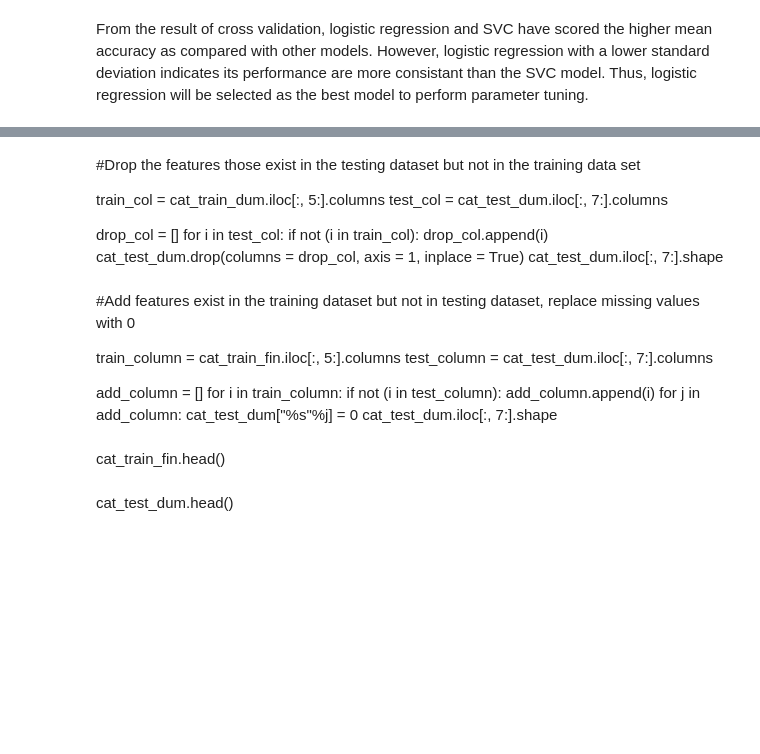
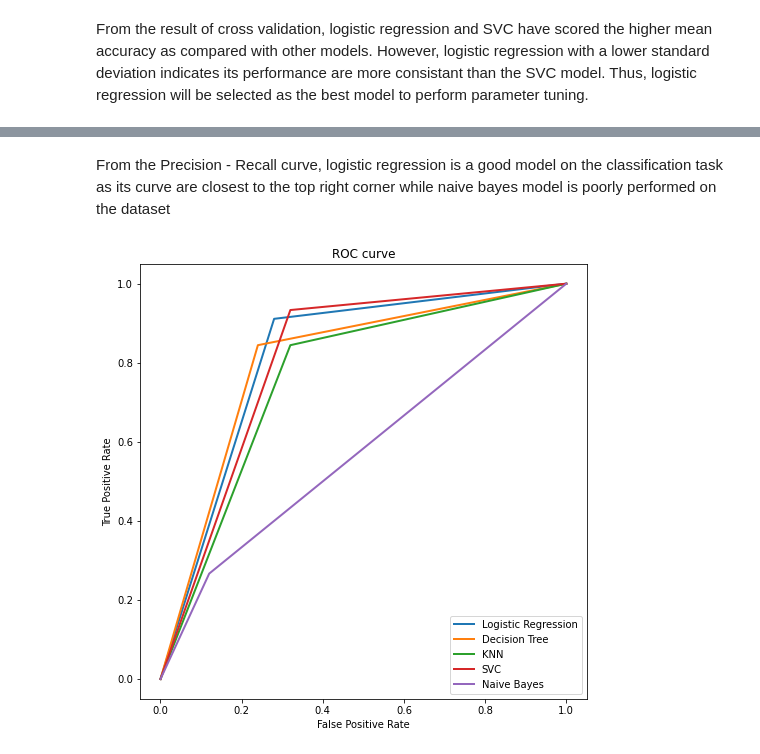
Before and after one commit to chiakl/spacex, a Jupyter notebook: spacex.ipynb, the cells around one changed output, grey strips where cells are left out. Cells and saved outputs as stored; diff of their text form; code cells hidden in the pictures; blank space fills up the shorter version.

```diff
--- a/spacex.ipynb
+++ b/spacex.ipynb
@@ -883,29 +858,17 @@ Besides, there is no conclusive evidence that others feature combinations are de
-# %% [markdown]
-#Drop the features those exist in the testing dataset but not in the training data set
-
-train_col = cat_train_dum.iloc[:, 5:].columns
-test_col = cat_test_dum.iloc[:, 7:].columns
-
-drop_col = []
-for i in test_col:
-    if not (i in train_col):
-        drop_col.append(i)
-cat_test_dum.drop(columns = drop_col, axis = 1, inplace = True)
-cat_test_dum.iloc[:, 7:].shape
-# %% [markdown]
-#Add features exist in the training dataset but not in testing dataset, replace missing values with 0
-
-train_column = cat_train_fin.iloc[:, 5:].columns
-test_column = cat_test_dum.iloc[:, 7:].columns
-
-add_column = []
-for i in train_column:
-    if not (i in test_column):
-        add_column.append(i)
-for j in add_column:
-    cat_test_dum["%s"%j] = 0
-cat_test_dum.iloc[:, 7:].shape
-# %% [markdown]
-cat_train_fin.head()
-# %% [markdown]
-cat_test_dum.head()
+# %% [markdown]
+From the Precision - Recall curve, logistic regression is a good model on the classification task as its curve are closest to the top right corner while naive bayes model is poorly performed on the dataset
+# %%
+fig, ax = plt.subplots(figsize=(8,8))
+
+for i, model in enumerate([model1,model2,model3,model4,model5]):
+    y_pred = cross_val_predict(model, X_train, y_train, cv=5)
+    fpr, tpr, threshold = roc_curve(y_train, y_pred)
+    ax.plot(fpr, tpr, lw=2, label = clf_model[i])
+
+plt.xlabel("False Positive Rate")
+plt.ylabel("True Positive Rate")
+plt.legend(loc="best")
+plt.title("ROC curve")
+plt.show()
+# %% [output]
+[figure, added]
```
Also changed, not shown: parts of 31 cells of this notebook.
